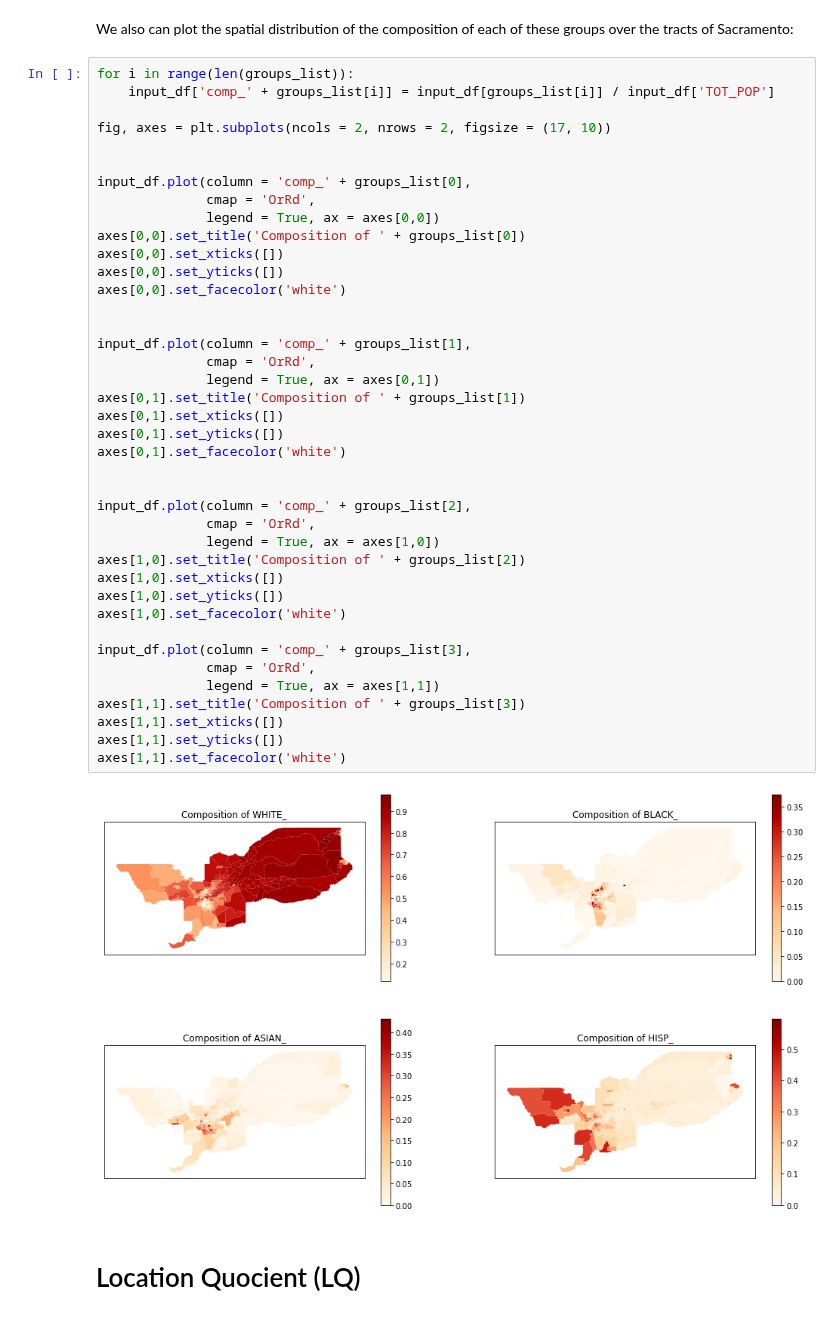
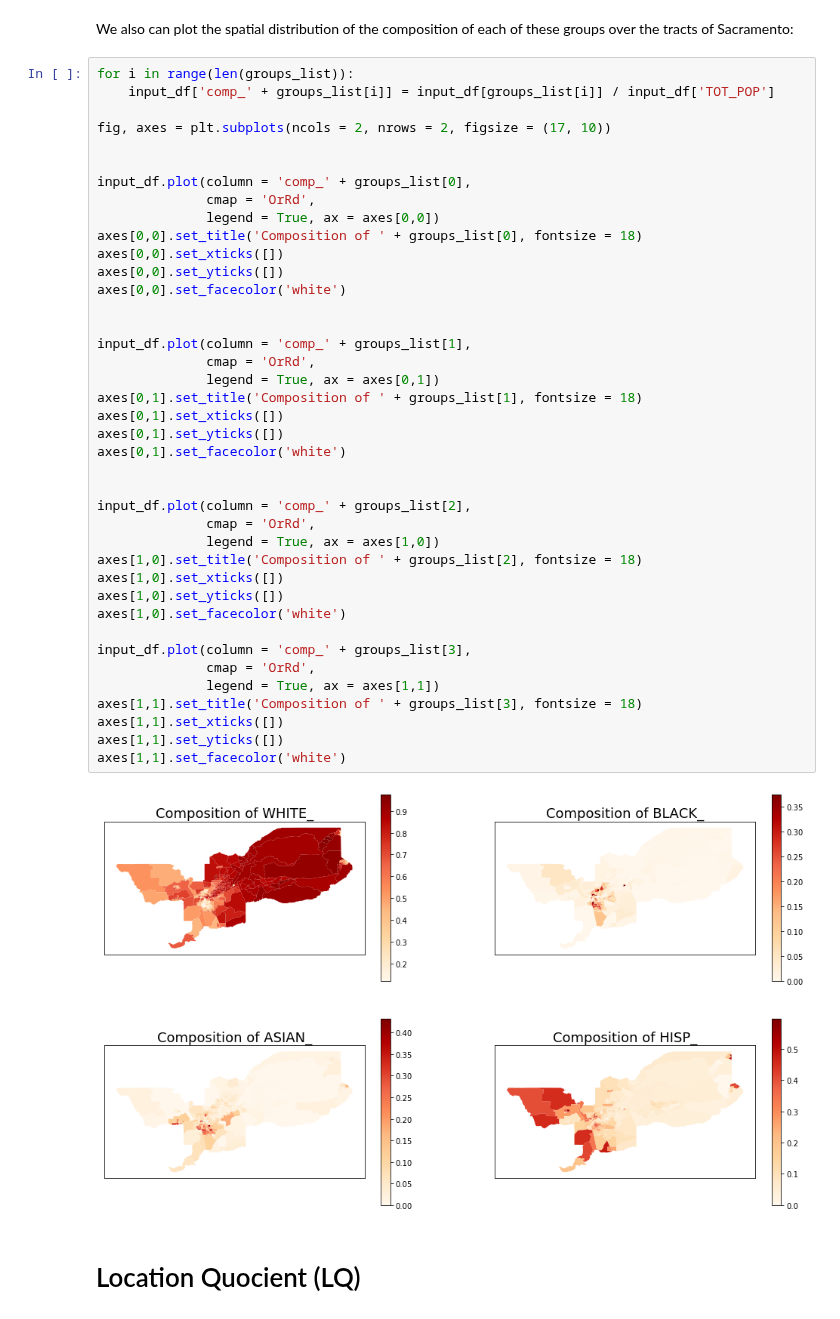
Before and after one commit to pysal/segregation, a Jupyter notebook: notebooks/local_measures_example.ipynb, the cells around one changed output. Cells and saved outputs as stored; diff of their text form.

```diff
--- a/notebooks/local_measures_example.ipynb
+++ b/notebooks/local_measures_example.ipynb
@@ -45,38 +45,38 @@ fig, axes = plt.subplots(ncols = 2, nrows = 2, figsize = (17, 10))
 input_df.plot(column = 'comp_' + groups_list[0],
               cmap = 'OrRd',
               legend = True, ax = axes[0,0])
-axes[0,0].set_title('Composition of ' + groups_list[0])
+axes[0,0].set_title('Composition of ' + groups_list[0], fontsize = 18)
 axes[0,0].set_xticks([])
 axes[0,0].set_yticks([])
 axes[0,0].set_facecolor('white')
 
 
 input_df.plot(column = 'comp_' + groups_list[1],
               cmap = 'OrRd',
               legend = True, ax = axes[0,1])
-axes[0,1].set_title('Composition of ' + groups_list[1])
+axes[0,1].set_title('Composition of ' + groups_list[1], fontsize = 18)
 axes[0,1].set_xticks([])
 axes[0,1].set_yticks([])
 axes[0,1].set_facecolor('white')
 
 
 input_df.plot(column = 'comp_' + groups_list[2],
               cmap = 'OrRd',
               legend = True, ax = axes[1,0])
-axes[1,0].set_title('Composition of ' + groups_list[2])
+axes[1,0].set_title('Composition of ' + groups_list[2], fontsize = 18)
 axes[1,0].set_xticks([])
 axes[1,0].set_yticks([])
 axes[1,0].set_facecolor('white')
 
 input_df.plot(column = 'comp_' + groups_list[3],
               cmap = 'OrRd',
               legend = True, ax = axes[1,1])
-axes[1,1].set_title('Composition of ' + groups_list[3])
+axes[1,1].set_title('Composition of ' + groups_list[3], fontsize = 18)
 axes[1,1].set_xticks([])
 axes[1,1].set_yticks([])
 axes[1,1].set_facecolor('white')
 # %% [output]
-[figure, old version]
+[figure, new version]
 # %% [markdown]
 # Location Quocient (LQ)
 # %%
```
Also changed, not shown: parts of 7 cells of this notebook.
